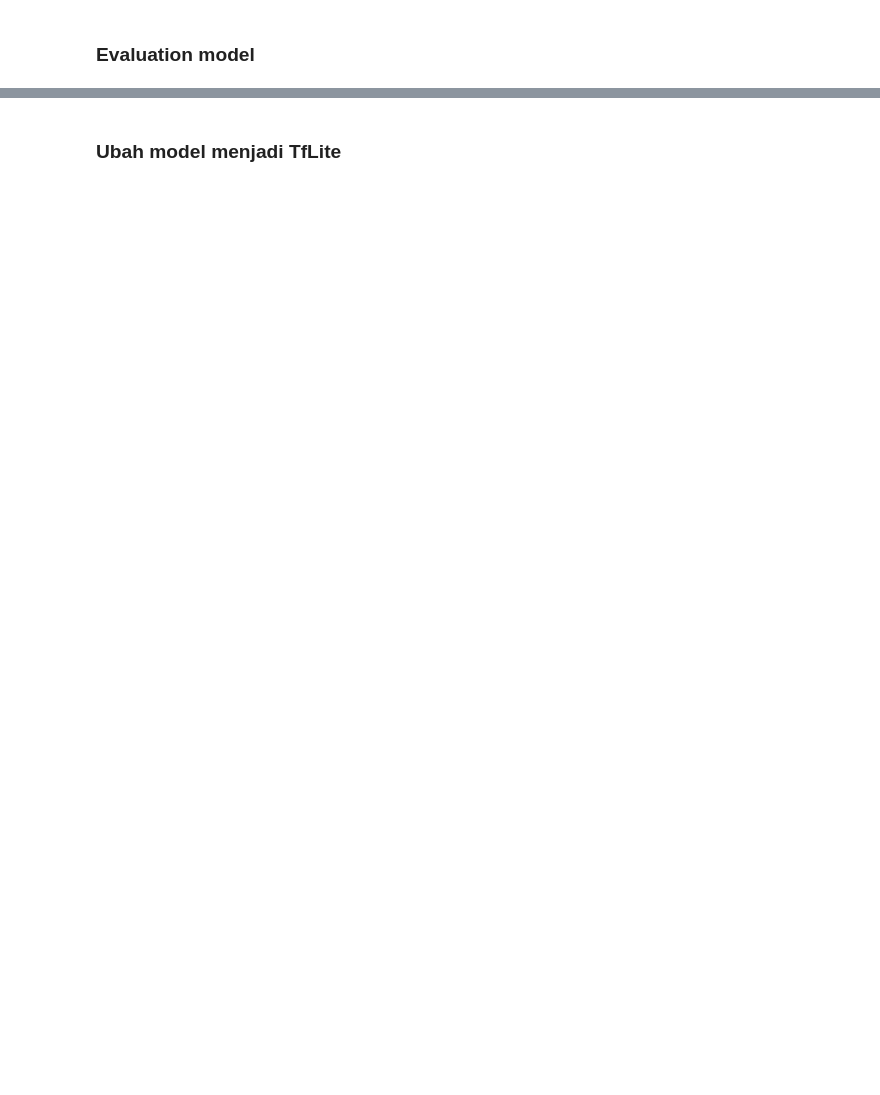
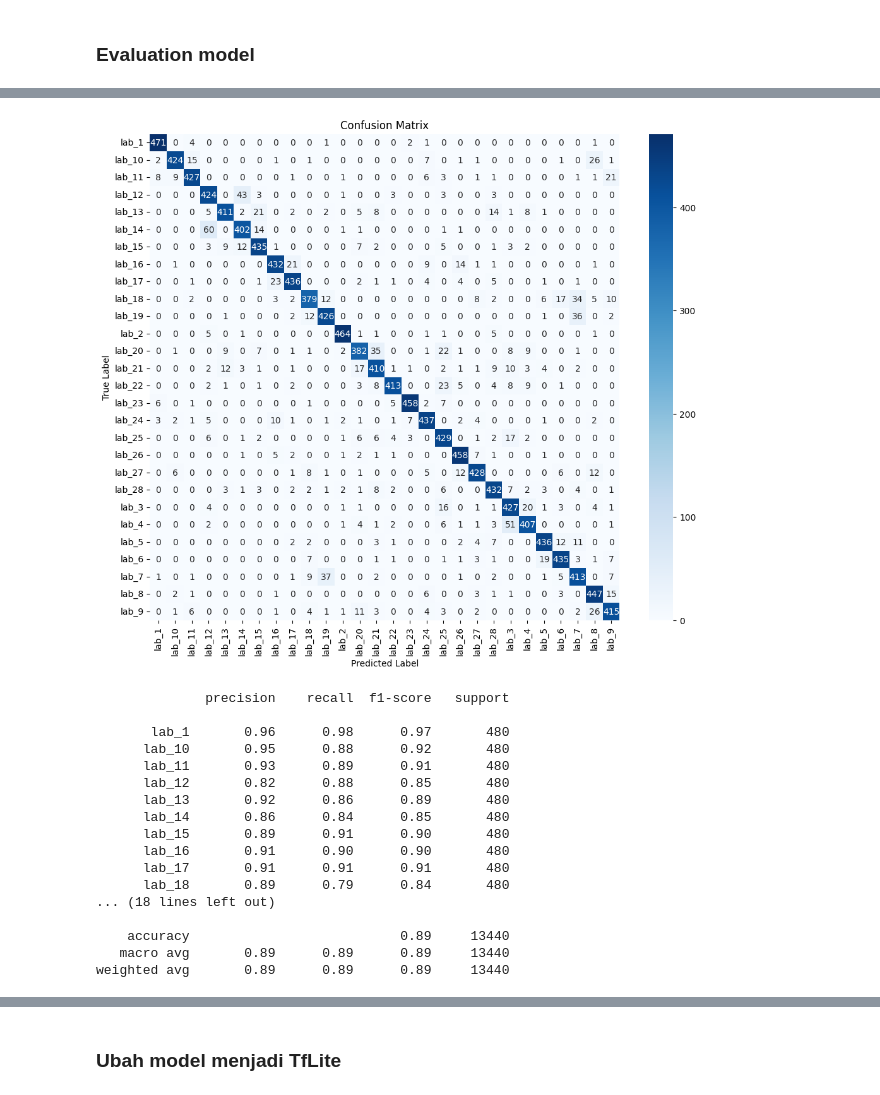
Before and after one commit to adilagagagah/KKN-HijaiyahCam, a Jupyter notebook: main2.ipynb, the cells around one changed output, grey strips where cells are left out. Cells and saved outputs as stored; diff of their text form; code cells hidden in the pictures; blank space fills up the shorter version.

Commit message:
ubah model dan mengubah warna dataset input

```diff
--- a/main2.ipynb
+++ b/main2.ipynb
@@ -207,12 +257,11 @@ label_mapping = {
     'lab_28': 'ya'
 }
 
-def load_and_preprocess_image(img_path, target_size=(128, 128)):
-    img = Image.open(img_path).convert('RGB')
-    img = img.resize(target_size)
-    img_array = np.array(img)
-    img_array = img_array / 255.0  # Normalize pixel values
+def load_and_preprocess_image(image_path, target_size=(128, 128)):
+    img = load_img(image_path, color_mode='grayscale', target_size=target_size)
+    img_array = img_to_array(img)
     img_array = np.expand_dims(img_array, axis=0)  # Add batch dimension
+    img_array /= 255.0  # Normalize to [0, 1]
     return img_array
 
 def load_images_from_folders(base_folder):
@@ -235,7 +284,7 @@ def load_images_from_folders(base_folder):
     return images, labels, class_names
 
 # Load the model
-model = load_model('model/model_38_0.86.h5')
+model = load_model('model/model_37_0.79.h5')
 
 # Path to the dataset folder
 base_folder = 'data/Data_Train_Images'
@@ -260,3 +309,4 @@ plt.show()
 
 # Print classification report with new labels
 print(classification_report(true_labels, predicted_classes, target_names=class_names))
+# %% [output]
@@ -263,3 +314,21 @@ print(classification_report(true_labels, predicted_classes, target_names=class_n
+[figure, added]
+              precision    recall  f1-score   support
+
+       lab_1       0.96      0.98      0.97       480
+      lab_10       0.95      0.88      0.92       480
+      lab_11       0.93      0.89      0.91       480
+      lab_12       0.82      0.88      0.85       480
+      lab_13       0.92      0.86      0.89       480
+      lab_14       0.86      0.84      0.85       480
+      lab_15       0.89      0.91      0.90       480
+      lab_16       0.91      0.90      0.90       480
+      lab_17       0.91      0.91      0.91       480
+      lab_18       0.89      0.79      0.84       480
+... (18 lines left out)
+
+    accuracy                           0.89     13440
+   macro avg       0.89      0.89      0.89     13440
+weighted avg       0.89      0.89      0.89     13440
 # %%
 import random
 
```
Also changed, not shown: parts of 6 cells of this notebook, 2 other files.
